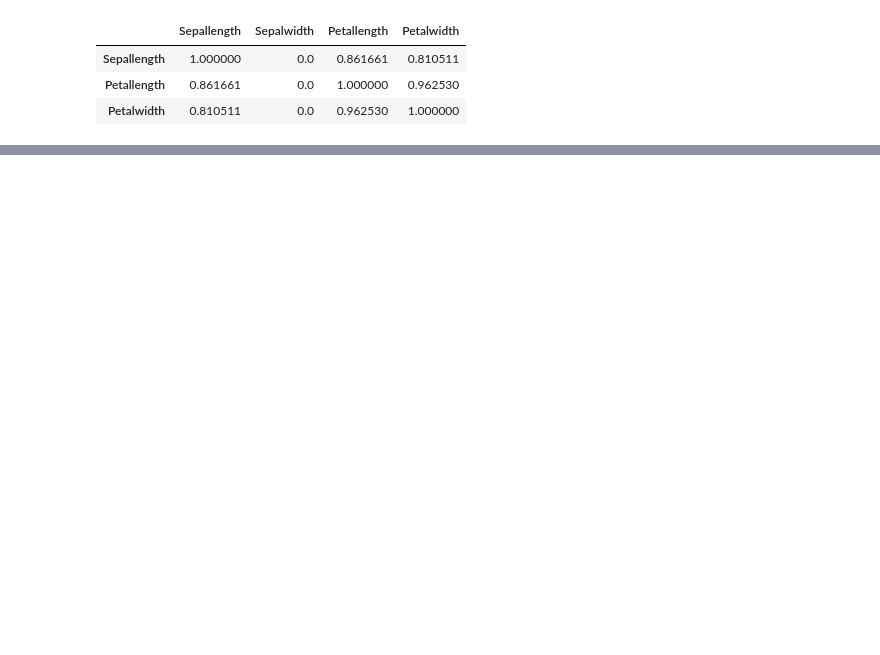
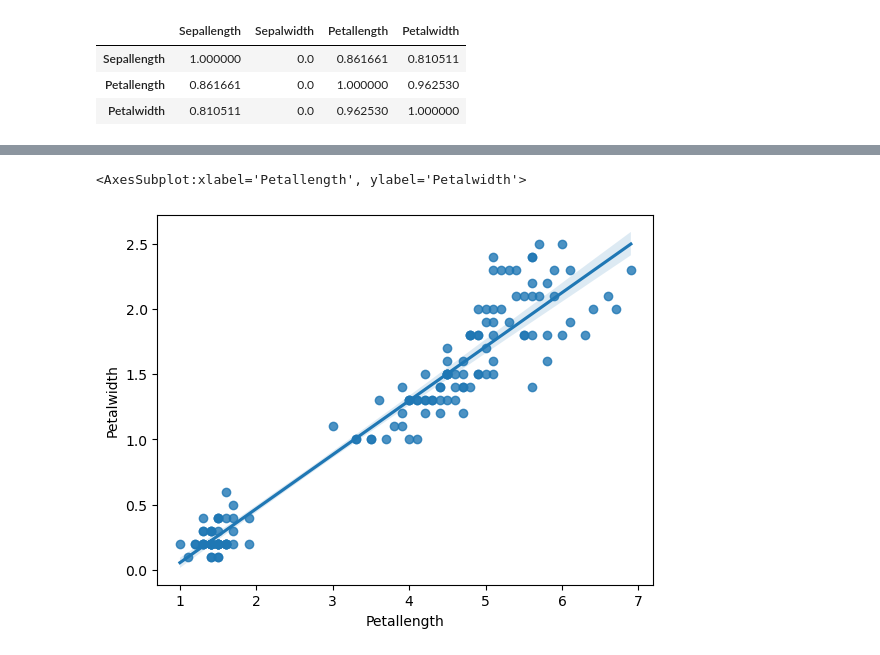
Before and after one commit to mixer123/UWM_analiza_duzych_zbiorow_danych_1, a Jupyter notebook: activity12_NO_SPARK.ipynb, the cells around one changed output, grey strips where cells are left out. Saved outputs shown, nothing was run; the diff lists cells and outputs as text; code cells hidden in the pictures; blank space fills up the shorter version.

```diff
--- a/activity12_NO_SPARK.ipynb
+++ b/activity12_NO_SPARK.ipynb
@@ -199,0 +216,5 @@ Index(['Sepallength', 'Sepalwidth', 'Petallength', 'Petalwidth'], dtype='object'
+# %%
+sns.regplot(df['Petallength'],df['Petalwidth'])
+# %% [output]
+<AxesSubplot:xlabel='Petallength', ylabel='Petalwidth'>
+[figure, added]
```
Also changed, not shown: parts of 9 cells of this notebook.
